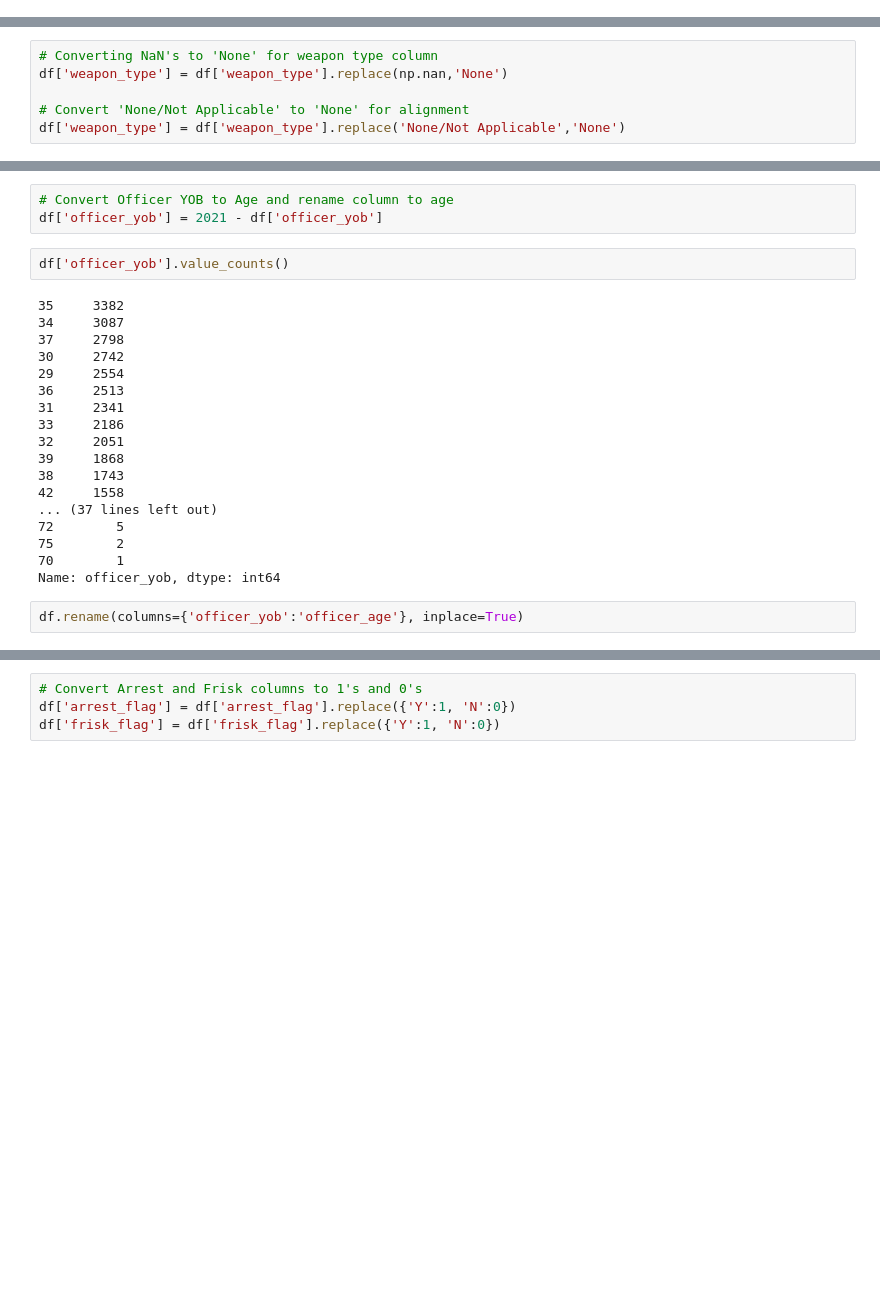
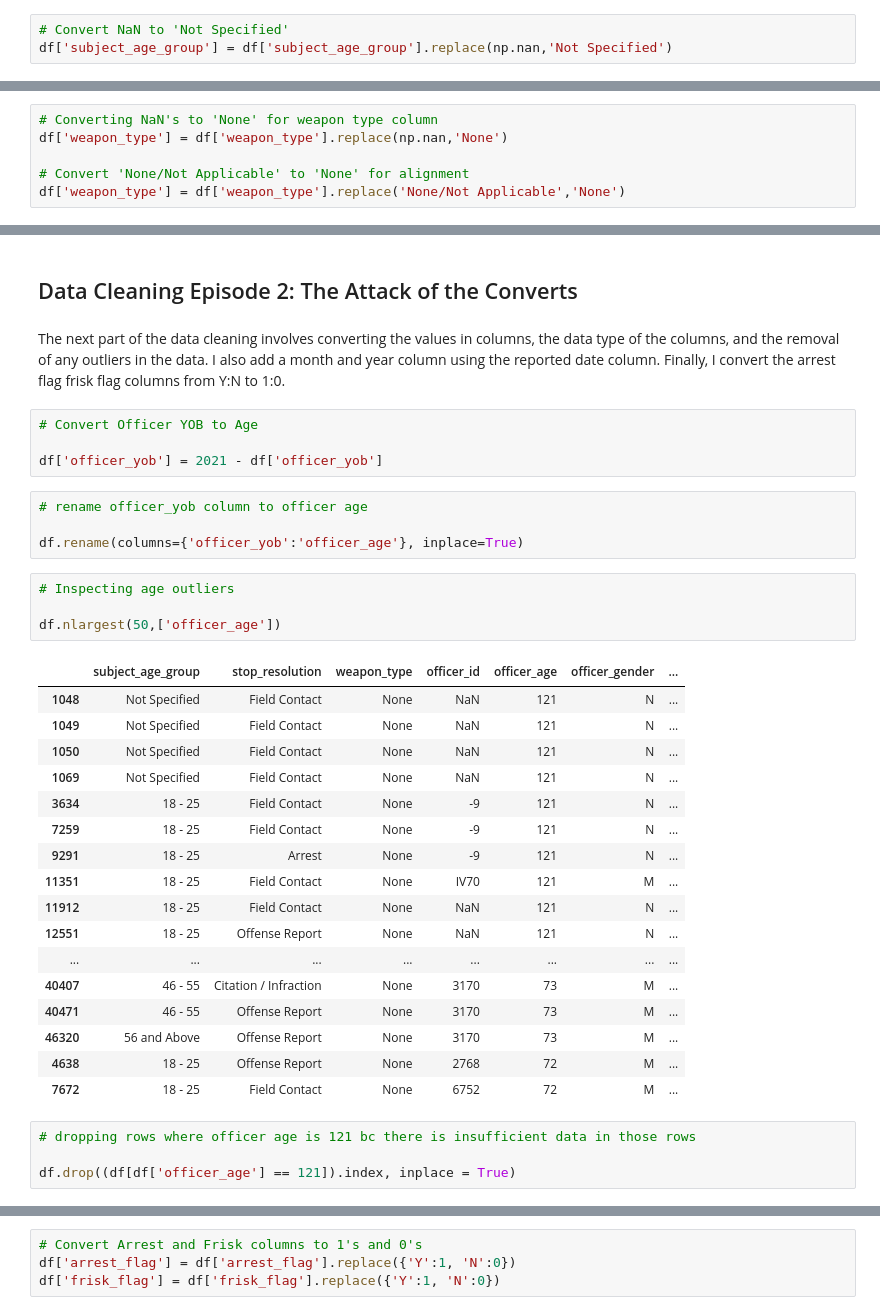
Before and after one commit to jesusbaquiax/dsc_phase3_project, a Jupyter notebook: 01_data_cleaning.ipynb, the cells around one changed output, grey strips where cells are left out. Cells and saved outputs as stored; diff of their text form; blank space fills up the shorter version.

```diff
--- a/01_data_cleaning.ipynb
+++ b/01_data_cleaning.ipynb
@@ -148,4 +150,7 @@ NaN              1591
 Name: subject_age_group, dtype: int64
+# %%
+# Convert NaN to 'Not Specified'
+df['subject_age_group'] = df['subject_age_group'].replace(np.nan,'Not Specified')
 # %%
 # Type of weapon, if any, identified during a search or frisk of the subject. Indicates "None" if no weapons was found.
 
@@ -356,28 +369,41 @@ S             2
 Name: beat, Length: 107, dtype: int64
+# %% [markdown]
+## Data Cleaning Episode 2: The Attack of the Converts
+# %% [markdown]
+The next part of the data cleaning involves converting the values in columns, the data type of the columns, and the removal of any outliers in the data. I also add a month and year column using the reported date column. Finally, I convert the arrest flag frisk flag columns from Y:N to 1:0.
 # %%
-# Convert Officer YOB to Age and rename column to age
+# Convert Officer YOB to Age
+
 df['officer_yob'] = 2021 - df['officer_yob']
-# %%
-df['officer_yob'].value_counts()
-# %% [output]
-35     3382
-34     3087
-37     2798
-30     2742
-29     2554
-36     2513
-31     2341
-33     2186
-32     2051
-39     1868
-38     1743
-42     1558
-... (37 lines left out)
-72        5
-75        2
-70        1
-Name: officer_yob, dtype: int64
 # %%
+# rename officer_yob column to officer age
+
 df.rename(columns={'officer_yob':'officer_age'}, inplace=True)
+# %%
+# Inspecting age outliers
+
+df.nlargest(50,['officer_age'])
+# %% [output]
+|  | subject_age_group | stop_resolution | weapon_type | officer_id | officer_age | officer_gender | ... |
+| 1048 | Not Specified | Field Contact | None | NaN | 121 | N | ... |
+| 1049 | Not Specified | Field Contact | None | NaN | 121 | N | ... |
+| 1050 | Not Specified | Field Contact | None | NaN | 121 | N | ... |
+| 1069 | Not Specified | Field Contact | None | NaN | 121 | N | ... |
+| 3634 | 18 - 25 | Field Contact | None | -9 | 121 | N | ... |
+| 7259 | 18 - 25 | Field Contact | None | -9 | 121 | N | ... |
+| 9291 | 18 - 25 | Arrest | None | -9 | 121 | N | ... |
+| 11351 | 18 - 25 | Field Contact | None | IV70 | 121 | M | ... |
+| 11912 | 18 - 25 | Field Contact | None | NaN | 121 | N | ... |
+| 12551 | 18 - 25 | Offense Report | None | NaN | 121 | N | ... |
+| ... | ... | ... | ... | ... | ... | ... | ... |
+| 40407 | 46 - 55 | Citation / Infraction | None | 3170 | 73 | M | ... |
+| 40471 | 46 - 55 | Offense Report | None | 3170 | 73 | M | ... |
+| 46320 | 56 and Above | Offense Report | None | 3170 | 73 | M | ... |
+| 4638 | 18 - 25 | Offense Report | None | 2768 | 72 | M | ... |
+| 7672 | 18 - 25 | Field Contact | None | 6752 | 72 | M | ... |
+# %%
+# dropping rows where officer age is 121 bc there is insufficient data in those rows
+
+df.drop((df[df['officer_age'] == 121]).index, inplace = True)
 # %%
 # Convert reported_date column to datetime type
```
Also changed, not shown: parts of 39 cells of this notebook, 18 other files.
